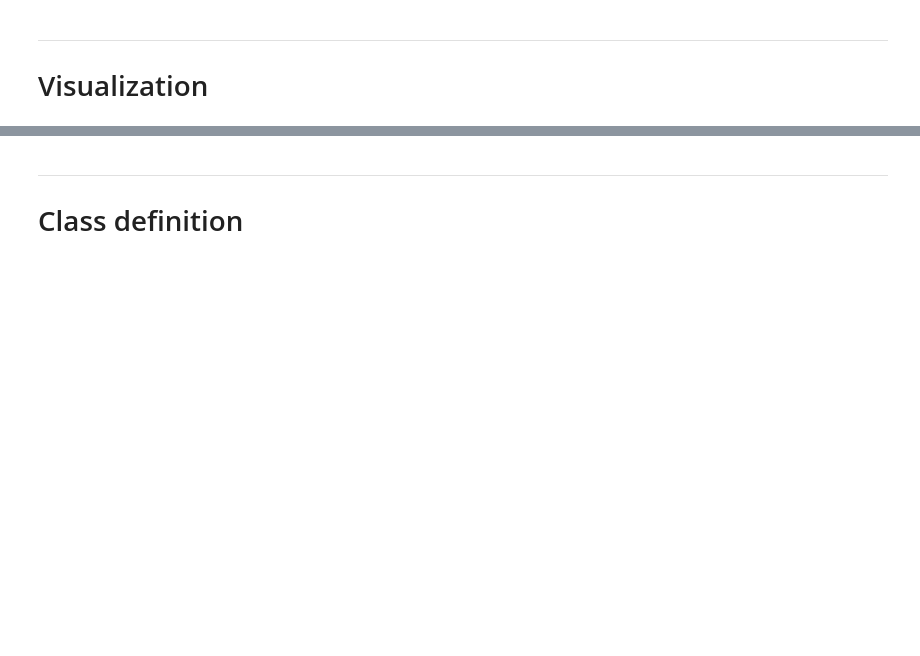
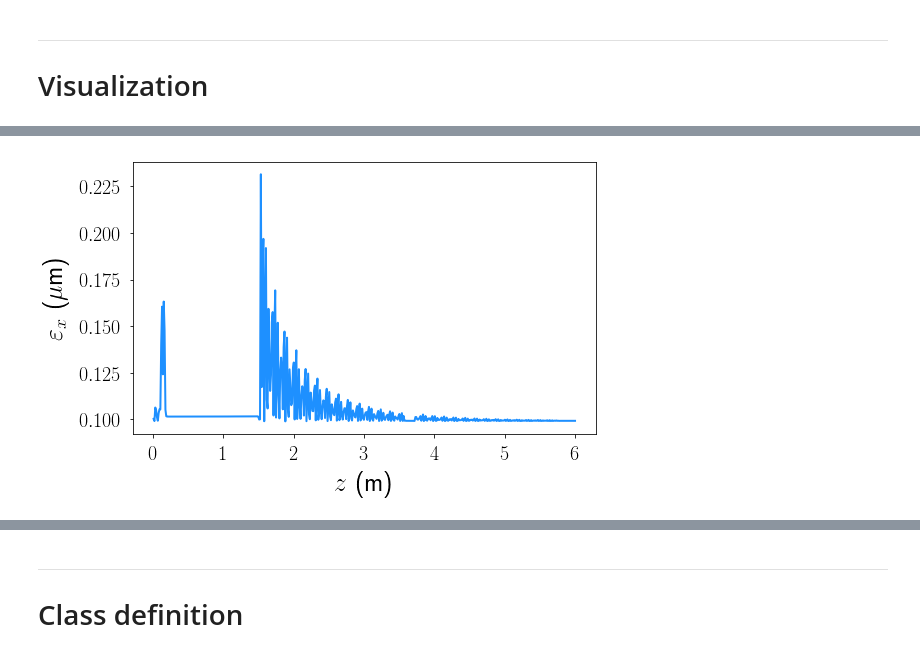
Before and after one commit to zhujun98/linacopt, a Jupyter notebook: LinacOpt Tutorial.ipynb, the cells around one changed output, grey strips where cells are left out. Saved outputs shown, nothing was run; the diff lists cells and outputs as text; code cells hidden in the pictures; blank space fills up the shorter version.

```diff
--- a/LinacOpt Tutorial.ipynb
+++ b/LinacOpt Tutorial.ipynb
@@ -214,0 +204,4 @@ Sections:
+# %%
+l1.plot('emitx')
+# %% [output]
+[figure, added]
```
Also changed, not shown: parts of 39 cells of this notebook.
